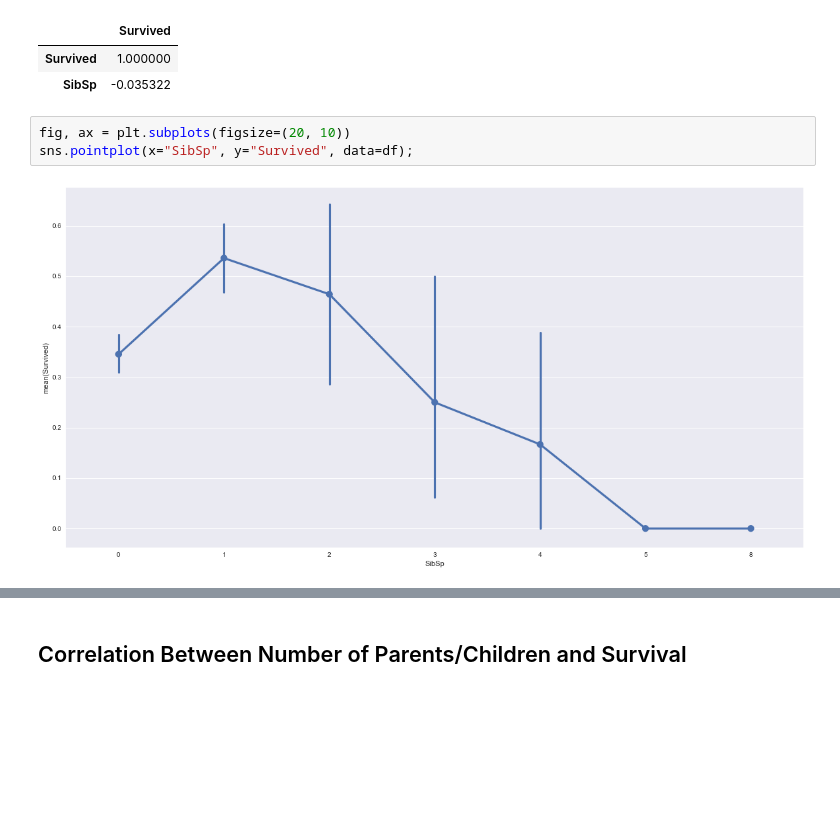
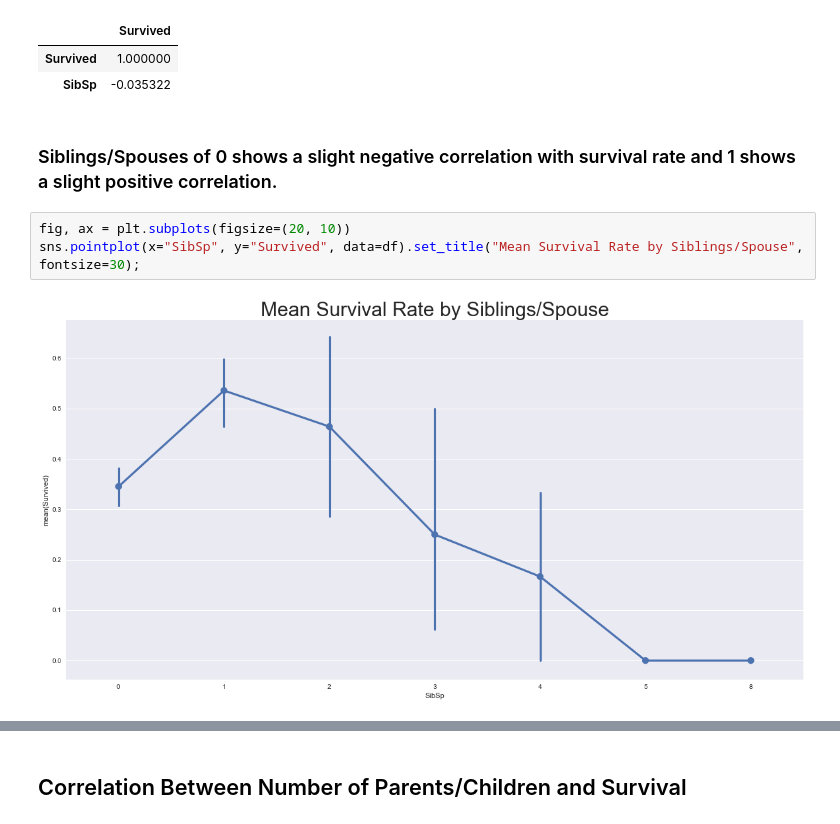
Before and after one commit to yaskyj/investigate-data-set, a Jupyter notebook: InvestigateTitanicData.ipynb, the cells around one changed output, grey strips where cells are left out. Drawn from its saved outputs; the diff is of its cells as text; blank space fills up the shorter version.

```diff
--- a/InvestigateTitanicData.ipynb
+++ b/InvestigateTitanicData.ipynb
@@ -235,8 +237,10 @@ df[['Survived', 'SibSp']].corr()[['Survived']]
 |  | Survived |
 | Survived | 1.000000 |
 | SibSp | -0.035322 |
+# %% [markdown]
+### Siblings/Spouses of 0 shows a slight negative correlation with survival rate and 1 shows a slight positive correlation.
 # %%
 fig, ax = plt.subplots(figsize=(20, 10))
-sns.pointplot(x="SibSp", y="Survived", data=df);
+sns.pointplot(x="SibSp", y="Survived", data=df).set_title("Mean Survival Rate by Siblings/Spouse", fontsize=30);
 # %% [output]
-[figure, old version]
+[figure, new version]
```
Also changed, not shown: parts of 24 cells of this notebook, 1 other file.
